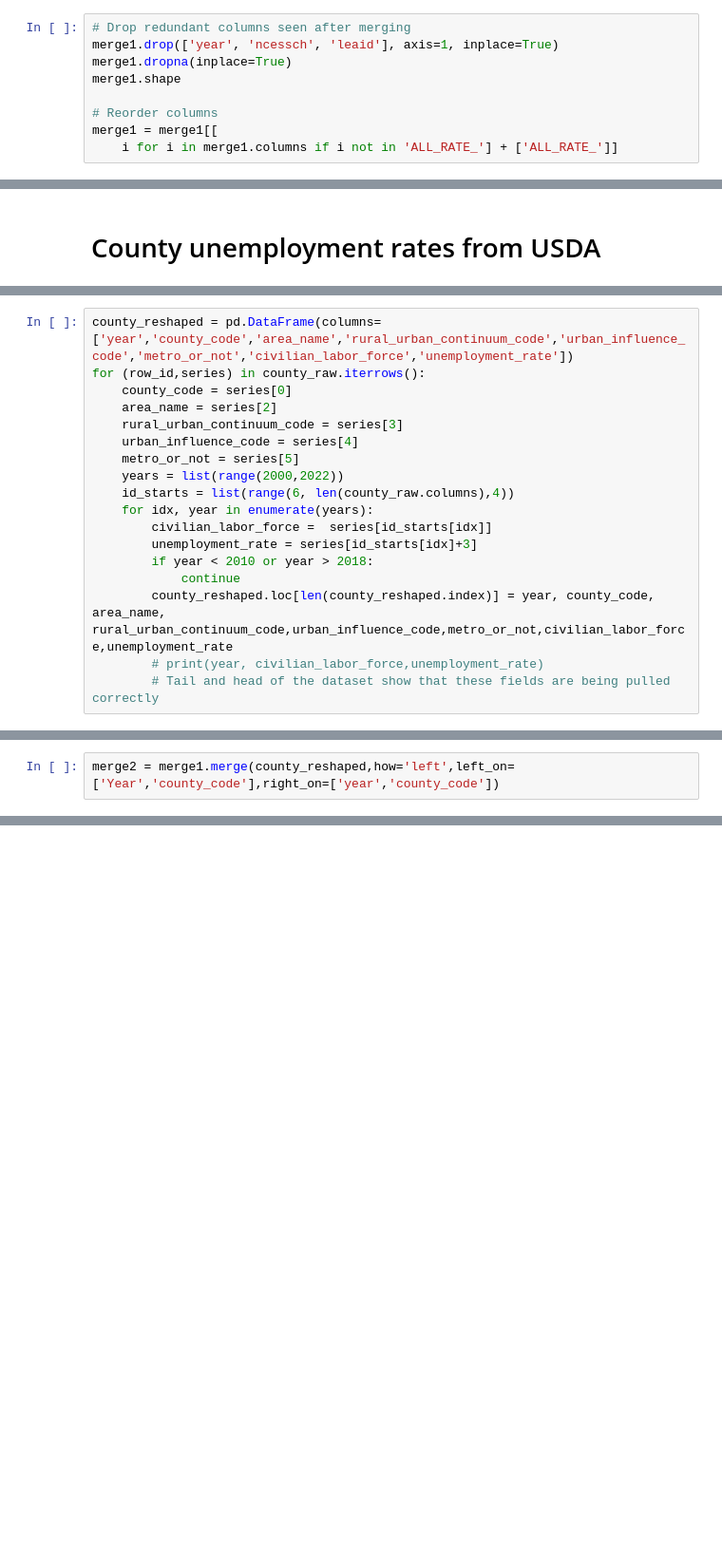
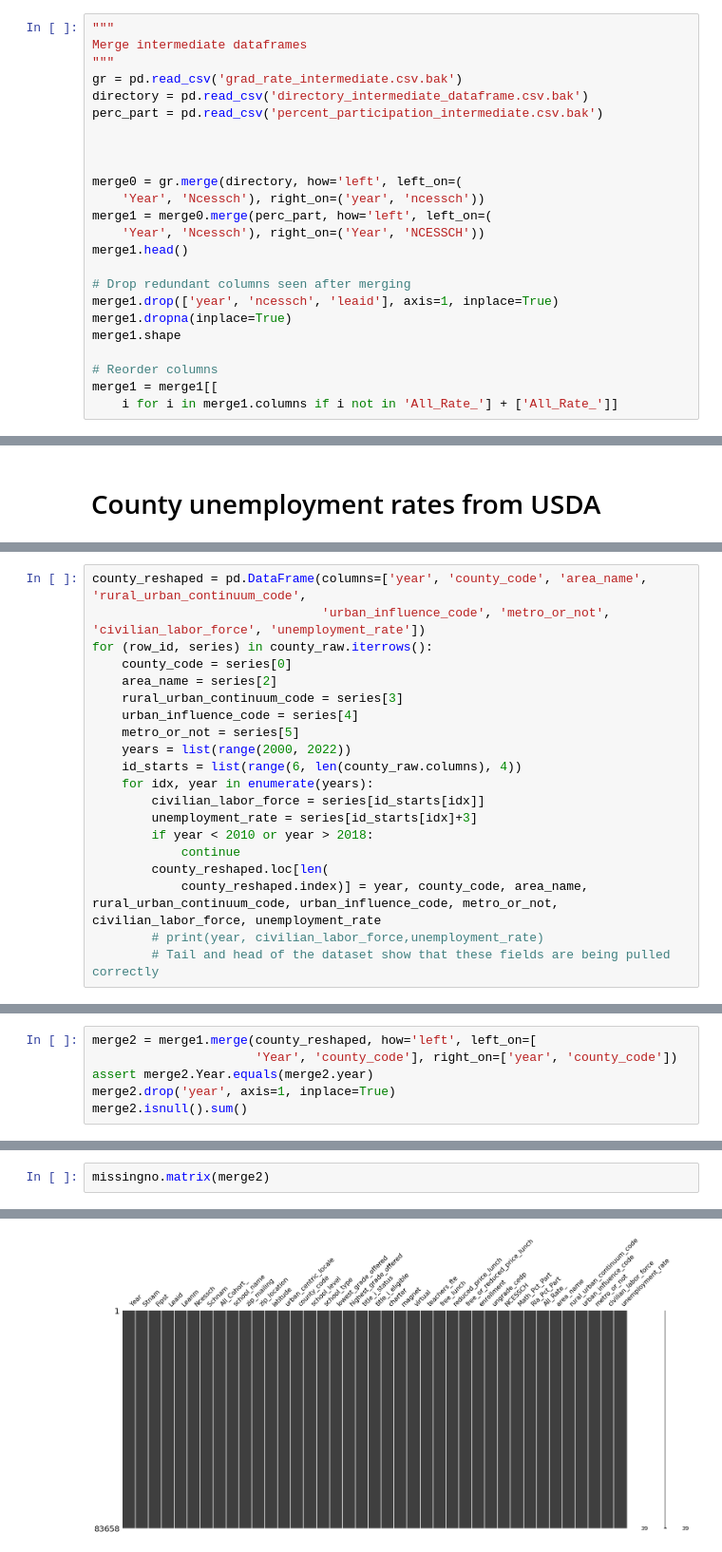
Before and after one commit to georgetown-analytics/student-outcomes, a Jupyter notebook: notebooks/ingestion.ipynb, the cells around one changed output, grey strips where cells are left out. Shown at 95% size. Cells and saved outputs as stored; diff of their text form; blank space fills up the shorter version.

Commit message:
Cleaned up Ingestion notebook. Started eda notebook cleaning

```diff
--- a/notebooks/ingestion.ipynb
+++ b/notebooks/ingestion.ipynb
@@ -519,4 +497,19 @@ merge1.head()
 # %%
+"""
+Merge intermediate dataframes
+"""
+gr = pd.read_csv('grad_rate_intermediate.csv.bak')
+directory = pd.read_csv('directory_intermediate_dataframe.csv.bak')
+perc_part = pd.read_csv('percent_participation_intermediate.csv.bak')
+
+
+
+merge0 = gr.merge(directory, how='left', left_on=(
+    'Year', 'Ncessch'), right_on=('year', 'ncessch'))
+merge1 = merge0.merge(perc_part, how='left', left_on=(
+    'Year', 'Ncessch'), right_on=('Year', 'NCESSCH'))
+merge1.head()
+
 # Drop redundant columns seen after merging
 merge1.drop(['year', 'ncessch', 'leaid'], axis=1, inplace=True)
 merge1.dropna(inplace=True)
@@ -524,4 +517,4 @@ merge1.shape
 
 # Reorder columns
 merge1 = merge1[[
-    i for i in merge1.columns if i not in 'ALL_RATE_'] + ['ALL_RATE_']]
+    i for i in merge1.columns if i not in 'All_Rate_'] + ['All_Rate_']]
@@ -552,18 +553,20 @@ county_raw.tail(n=3)
 # %%
-county_reshaped = pd.DataFrame(columns=['year','county_code','area_name','rural_urban_continuum_code','urban_influence_code','metro_or_not','civilian_labor_force','unemployment_rate'])
-for (row_id,series) in county_raw.iterrows():
+county_reshaped = pd.DataFrame(columns=['year', 'county_code', 'area_name', 'rural_urban_continuum_code',
+                               'urban_influence_code', 'metro_or_not', 'civilian_labor_force', 'unemployment_rate'])
+for (row_id, series) in county_raw.iterrows():
     county_code = series[0]
     area_name = series[2]
     rural_urban_continuum_code = series[3]
     urban_influence_code = series[4]
     metro_or_not = series[5]
-    years = list(range(2000,2022))
-    id_starts = list(range(6, len(county_raw.columns),4))
+    years = list(range(2000, 2022))
+    id_starts = list(range(6, len(county_raw.columns), 4))
     for idx, year in enumerate(years):
-        civilian_labor_force =  series[id_starts[idx]]
+        civilian_labor_force = series[id_starts[idx]]
         unemployment_rate = series[id_starts[idx]+3]
         if year < 2010 or year > 2018:
             continue
-        county_reshaped.loc[len(county_reshaped.index)] = year, county_code, area_name, rural_urban_continuum_code,urban_influence_code,metro_or_not,civilian_labor_force,unemployment_rate
+        county_reshaped.loc[len(
+            county_reshaped.index)] = year, county_code, area_name, rural_urban_continuum_code, urban_influence_code, metro_or_not, civilian_labor_force, unemployment_rate
         # print(year, civilian_labor_force,unemployment_rate)
         # Tail and head of the dataset show that these fields are being pulled correctly
@@ -574,2 +573,6 @@ merge1.info()
 # %%
-merge2 = merge1.merge(county_reshaped,how='left',left_on=['Year','county_code'],right_on=['year','county_code'])
+merge2 = merge1.merge(county_reshaped, how='left', left_on=[
+                      'Year', 'county_code'], right_on=['year', 'county_code'])
+assert merge2.Year.equals(merge2.year)
+merge2.drop('year', axis=1, inplace=True)
+merge2.isnull().sum()
@@ -584,0 +625,3 @@ merge2[['LEANM','area_name']]
+# %%
+missingno.matrix(merge2)
+# %% [output]
@@ -584,0 +629 @@ merge2[['LEANM','area_name']]
+[figure, added]
```
Also changed, not shown: parts of 51 cells of this notebook, 11 other files.
